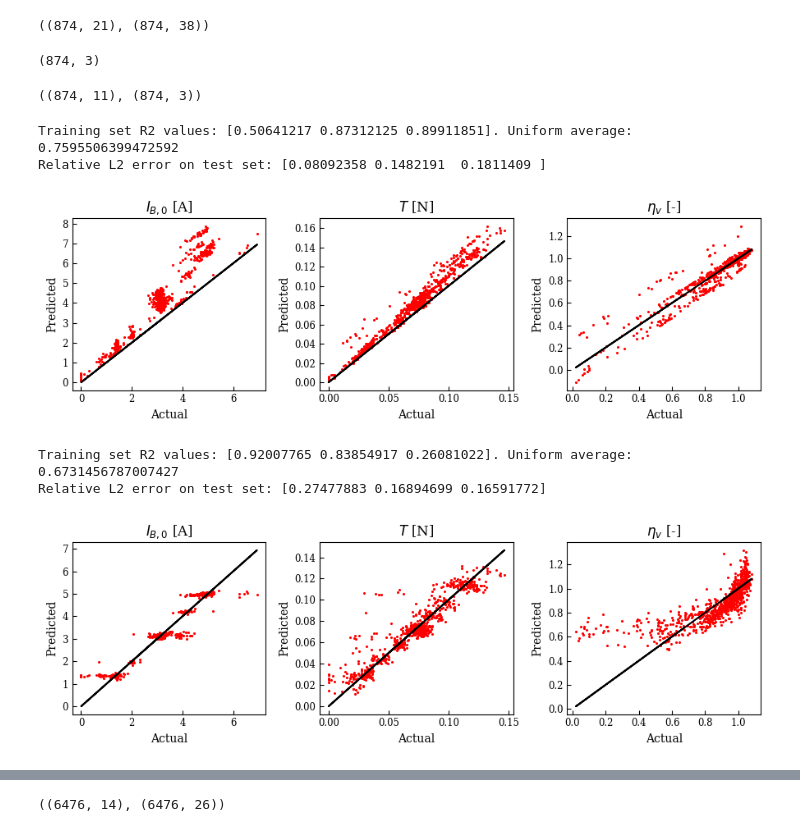
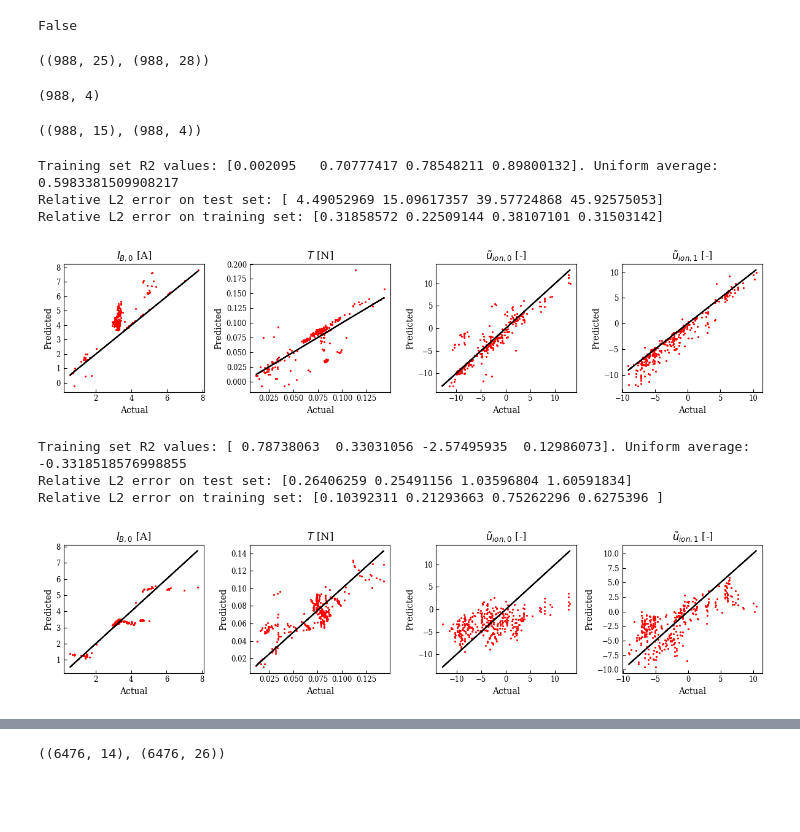
Before and after one commit to JANUS-Institute/HallThrusterPEM, a Jupyter notebook: sandbox/notebook/debug_convergence.ipynb, the cells around one changed output, grey strips where cells are left out. Cells and saved outputs as stored; diff of their text form; code cells hidden in the pictures; blank space fills up the shorter version.

Commit message:
Debugging convergence and show training record func

```diff
--- a/sandbox/notebook/debug_convergence.ipynb
+++ b/sandbox/notebook/debug_convergence.ipynb
@@ -14,12 +15,11 @@ from surrogates.system import SystemSurrogate
 from utils import ax_default
 # %%
 # Load the full SystemSurrogate
-# save_dir = 'build_2023-07-18T01.48.39'
-save_dir = 'build_2023-08-11T23.09.43'
+save_dir = 'mf_2023-10-25T14.45.43/multi-fidelity'
 base_dir = Path('../../results/surrogates')
 root_dir = base_dir / save_dir
 surr = SystemSurrogate.load_from_file(root_dir / 'sys' / 'sys_final.pkl', root_dir=root_dir)
 surr.set_output_dir({'Thruster': None})  # Don't save outputs for testing
-sys_qoi = [1, 2, 3]
+sys_qoi = [1, 2, 8, 9]
 thruster_qoi = [i-1 for i in sys_qoi]
 # %% [output]
@@ -28,15 +28,21 @@ thruster_qoi = [i-1 for i in sys_qoi]
 # Load training set
 thruster = surr['Thruster']
 xdim, ydim = len(thruster.x_vars), thruster.ydim
+xi, yi = thruster.get_training_data()
 xtrain, ytrain = np.empty((0, xdim)), np.empty((0, ydim))
-files = [f for f in os.listdir(root_dir / 'components' / 'Thruster') if f.endswith('.pkl')]
-for f in files:
-    with open(root_dir / 'components' / 'Thruster' / f, 'rb') as fd:
-        data = pickle.load(fd)
-        xtrain = np.concatenate((xtrain, data['x']), axis=0)
-        ytrain = np.concatenate((ytrain, data['y']), axis=0)
-nan_idx = np.any(np.isnan(ytrain), axis=-1)
-xtrain, ytrain = xtrain[~nan_idx, :], ytrain[~nan_idx, :]
+
+# Combine data from multiple model fidelities
+for alpha, x in xi.items():
+    for i in range(x.shape[0]):
+        # Keep highest-fidelity training samples for duplicate x
+        diff = np.abs(xtrain - x[i, :])
+        idx = np.count_nonzero(diff, axis=-1) == 0
+        if np.any(idx):
+            # print(f'{alpha}: i={i}, x={x[i, :]}')
+            ytrain[idx, :] = yi[alpha][i, :]  # Should at most only have one True
+        else:
+            xtrain = np.concatenate((xtrain, x[np.newaxis, i, :]), axis=0)
+            ytrain = np.concatenate((ytrain, yi[alpha][np.newaxis, i, :]), axis=0)
 ytrain = ytrain[:, thruster_qoi]
 xtrain.shape, ytrain.shape
 # %% [output]
@@ -61,51 +50,63 @@ xi: [-6.0000000e+00  2.0000006e+02  2.0000017e+00  3.0000000e+00
+# %%
+# Make sure there are no duplicate x's remaining in the training set
+diff = np.abs(np.expand_dims(xtrain, axis=0) - np.expand_dims(xtrain, axis=1))
+idx = np.count_nonzero(diff, axis=-1) == 0
+idx = np.count_nonzero(idx, axis=-1)  # Should be identity matrix of length Nx (each point is only equal to itself)
+np.any(idx > 1)
+# %% [output]
+False
 # %%
 # Load system test set
-with open(Path('../../models/data') / 'test_set.pkl', 'rb') as fd:
-    data = pickle.load(fd)
-    xtest_sys, ytest_sys = data['xt'], data['yt']
+# with open(Path('../../models/data') / 'test_set.pkl', 'rb') as fd:
+#     data = pickle.load(fd)
+#     xtest_sys, ytest_sys = data['xt'], data['yt']
+xtest_sys, ytest_sys = surr.build_metrics['xt'], surr.build_metrics['yt']
 xtest_sys.shape, ytest_sys.shape
 # %% [output]
-((874, 21), (874, 38))
+((988, 25), (988, 28))
 # %%
 # Get system surrogate prediction
 yt_surr = surr(xtest_sys)
 yt_surr = yt_surr[:, sys_qoi]   # (Nt, Nq)
 yt_surr.shape
 # %% [output]
-(874, 3)
+(988, 4)
 # %%
 # Convert test set to thruster inputs/outputs
 exo_in = surr.graph.nodes['Thruster']['exo_in']
 global_in = surr.graph.nodes['Thruster']['global_in']
-xtest = np.concatenate((xtest_sys[:, exo_in], ytest_sys[:, global_in]), axis=-1)    # (Nt, 11)
+xtest = np.concatenate((xtest_sys[:, exo_in], ytest_sys[:, global_in]), axis=-1)    # (Nt, 15)
 ytest = ytest_sys[:, sys_qoi]                                                       # (Nt, Nq)
 xtest.shape, ytest.shape
 # %% [output]
-((874, 11), (874, 3))
+((988, 15), (988, 4))
 # %%
 # Test MISC surrogate on training set
 model = surr.get_component('Thruster')
 ytrain_ridge = model(xtrain)[:, thruster_qoi]
 r2 = 1 - np.sum((ytrain_ridge - ytrain)**2, axis=0) / np.sum((ytrain_ridge - np.mean(ytrain_ridge, axis=0))**2, axis=0)
 rel_error = np.sqrt(np.mean((ytest - yt_surr)**2, axis=0)) / np.sqrt(np.mean(ytest**2, axis=0))     # (Nq,)
 print(f'Training set R2 values: {r2}. Uniform average: {np.mean(r2)}')
 print(f'Relative L2 error on test set: {rel_error}')
+rel_error = np.sqrt(np.mean((ytrain - ytrain_ridge)**2, axis=0)) / np.sqrt(np.mean(ytrain**2, axis=0))     # (Nq,)
+print(f'Relative L2 error on training set: {rel_error}')
 
 fig, axs = plt.subplots(1, len(sys_qoi))
 labels = [surr.coupling_vars[i].to_tex(units=True) for i in sys_qoi]
 for i in range(len(sys_qoi)):
     ax = axs[i] if len(sys_qoi) > 1 else axs
     ax.scatter(ytrain[:, i], ytrain_ridge[:, i], c='r', s=1.5)
     ax.plot(ytrain[:, i], ytrain[:, i], '-k')
     ax.set_title(labels[i])
     ax_default(ax, 'Actual', 'Predicted', legend=False)
 fig.set_size_inches(3*len(sys_qoi), 3)
 fig.tight_layout()
 plt.show()
 # %% [output]
-Training set R2 values: [0.50641217 0.87312125 0.89911851]. Uniform average: 0.7595506399472592
-Relative L2 error on test set: [0.08092358 0.1482191  0.1811409 ]
+Training set R2 values: [0.002095   0.70777417 0.78548211 0.89800132]. Uniform average: 0.5983381509908217
+Relative L2 error on test set: [ 4.49052969 15.09617357 39.57724868 45.92575053]
+Relative L2 error on training set: [0.31858572 0.22509144 0.38107101 0.31503142]
-[figure, old version]
+[figure, new version]
 # %%
 # Test scikit-learn regression
 model = Ridge(alpha=0.1)
@@ -116,6 +117,8 @@ r2 = 1 - np.sum((ytrain_ridge - ytrain)**2, axis=0) / np.sum((ytrain_ridge - np.
 rel_error = np.sqrt(np.mean((ytest - yt_ridge)**2, axis=0)) / np.sqrt(np.mean(ytest**2, axis=0))     # (Nq,)
 print(f'Training set R2 values: {r2}. Uniform average: {np.mean(r2)}')
 print(f'Relative L2 error on test set: {rel_error}')
+rel_error = np.sqrt(np.mean((ytrain - ytrain_ridge)**2, axis=0)) / np.sqrt(np.mean(ytrain**2, axis=0))     # (Nq,)
+print(f'Relative L2 error on training set: {rel_error}')
 
 fig, axs = plt.subplots(1, len(sys_qoi))
 for i in range(len(sys_qoi)):
@@ -128,9 +131,10 @@ fig.set_size_inches(3*len(sys_qoi), 3)
 fig.tight_layout()
 plt.show()
 # %% [output]
-Training set R2 values: [0.92007765 0.83854917 0.26081022]. Uniform average: 0.6731456787007427
-Relative L2 error on test set: [0.27477883 0.16894699 0.16591772]
+Training set R2 values: [ 0.78738063  0.33031056 -2.57495935  0.12986073]. Uniform average: -0.3318518576998855
+Relative L2 error on test set: [0.26406259 0.25491156 1.03596804 1.60591834]
+Relative L2 error on training set: [0.10392311 0.21293663 0.75262296 0.6275396 ]
-[figure, old version]
+[figure, new version]
 # %%
 # Test scikit-learn regression
 pipe = Pipeline([('scaler', StandardScaler()),
```
Also changed, not shown: parts of 9 cells of this notebook, 1 other file.
